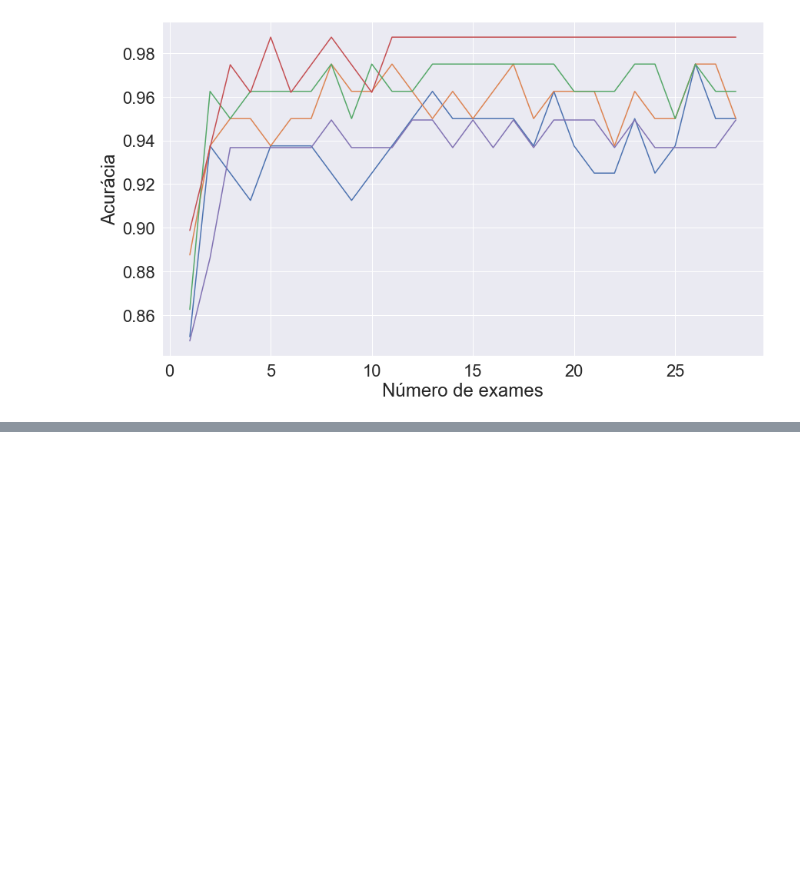
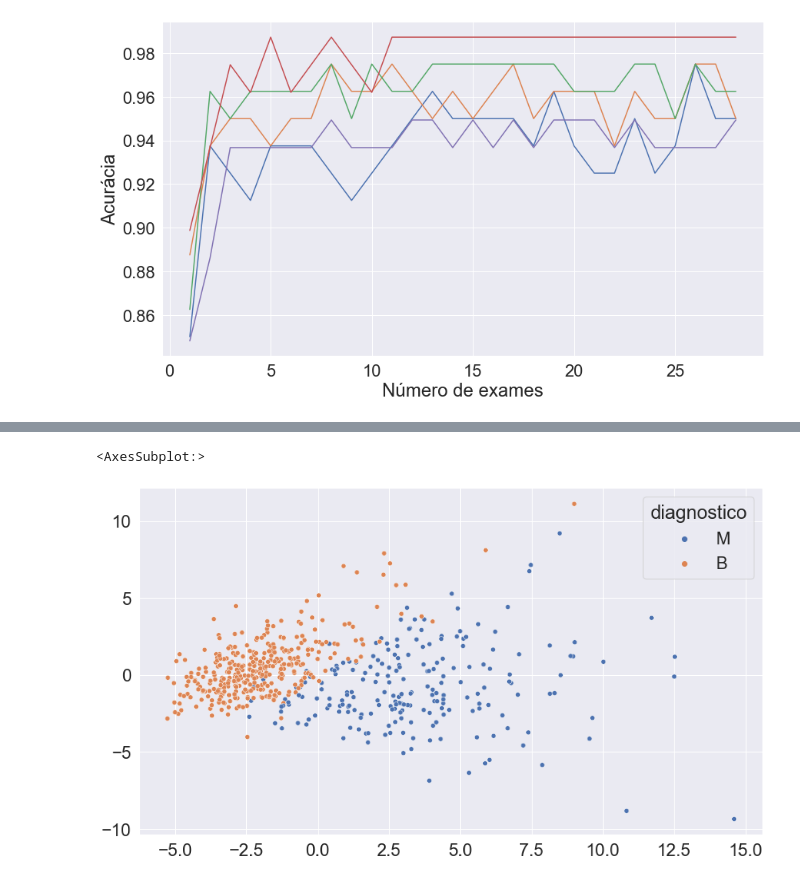
Before and after one commit to cglima/alura-machine-learning-lidando-com-dados-de-multidimensoes, a Jupyter notebook: alura_care.ipynb, the cells around one changed output, grey strips where cells are left out. Drawn from its saved outputs; the diff is of its cells as text; code cells hidden in the pictures; blank space fills up the shorter version.

```diff
--- a/alura_care.ipynb
+++ b/alura_care.ipynb
@@ -599,0 +660,5 @@ plt.show()
+# %%
+from sklearn.decomposition import PCA
+
+pca = PCA(n_components = 2)
+valores_exames_v8 = pca.fit_transform(valores_exames_v5)
@@ -599,0 +675,7 @@ plt.show()
+# %%
+import seaborn as sns
+plt.figure(figsize=(14,8))
+sns.scatterplot(x= valores_exames_v8[:,0], y= valores_exames_v8[:,1], hue= diagnostico)
+# %% [output]
+<AxesSubplot:>
+[figure, added]
```
Also changed, not shown: parts of 10 cells of this notebook.
